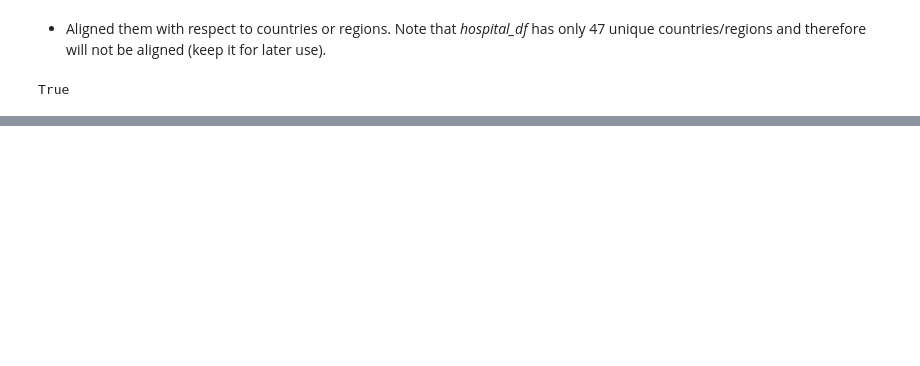
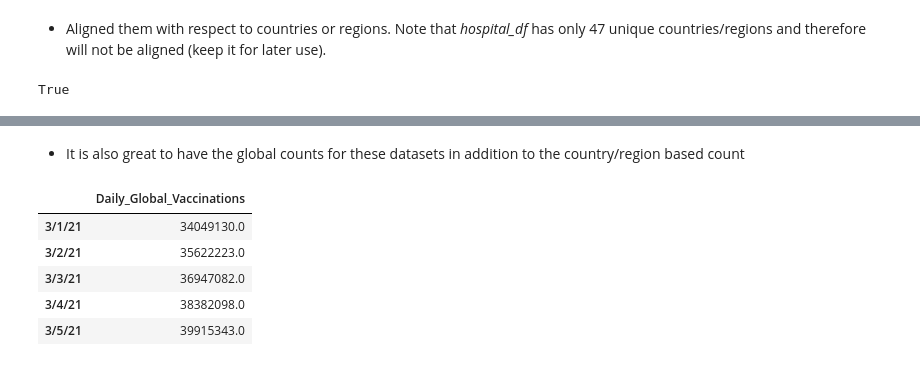
Before and after one commit to gaol00034/Covid19-Analysis, a Jupyter notebook: src/Global.ipynb, the cells around one changed output, grey strips where cells are left out. Cells and saved outputs as stored; diff of their text form; code cells hidden in the pictures; blank space fills up the shorter version.

```diff
--- a/src/Global.ipynb
+++ b/src/Global.ipynb
@@ -196,0 +198,31 @@ aligned_halfyear_daily_vaccines_df.head(5)
+# %% [markdown]
+- It is also great to have the global counts for these datasets in addition to the country/region based count
+# %%
+aligned_oneyear_global_confirmed_df = pd.DataFrame(
+    aligned_oneyear_confirmed_df[CSSEGIS_col[4:]].sum(axis=0),
+    columns=['Daily_Global_Confirmed']
+    )
+aligned_oneyear_global_recovered_df = pd.DataFrame(
+    aligned_oneyear_recovered_df[CSSEGIS_col[4:]].sum(axis=0),
+    columns=['Daily_Global_Recovered']
+    )
+aligned_oneyear_global_deaths_df = pd.DataFrame(
+    aligned_oneyear_deaths_df[CSSEGIS_col[4:]].sum(axis=0),
+    columns=['Daily_Global_Deaths']
+    )
+aligned_oneyear_global_country = pd.DataFrame(
+    aligned_oneyear_daily_vaccines_df[CSSEGIS_col[4:]].sum(axis=0),
+    columns=['Daily_Global_Vaccinations']
+    )
+
+# aligned_oneyear_global_confirmed_df
+# aligned_oneyear_global_recovered_df
+# aligned_oneyear_global_deaths_df
+aligned_oneyear_global_country.head(5)
+# %% [output]
+|  | Daily_Global_Vaccinations |
+| 3/1/21 | 34049130.0 |
+| 3/2/21 | 35622223.0 |
+| 3/3/21 | 36947082.0 |
+| 3/4/21 | 38382098.0 |
+| 3/5/21 | 39915343.0 |
```
Also changed, not shown: parts of 6 cells of this notebook.
